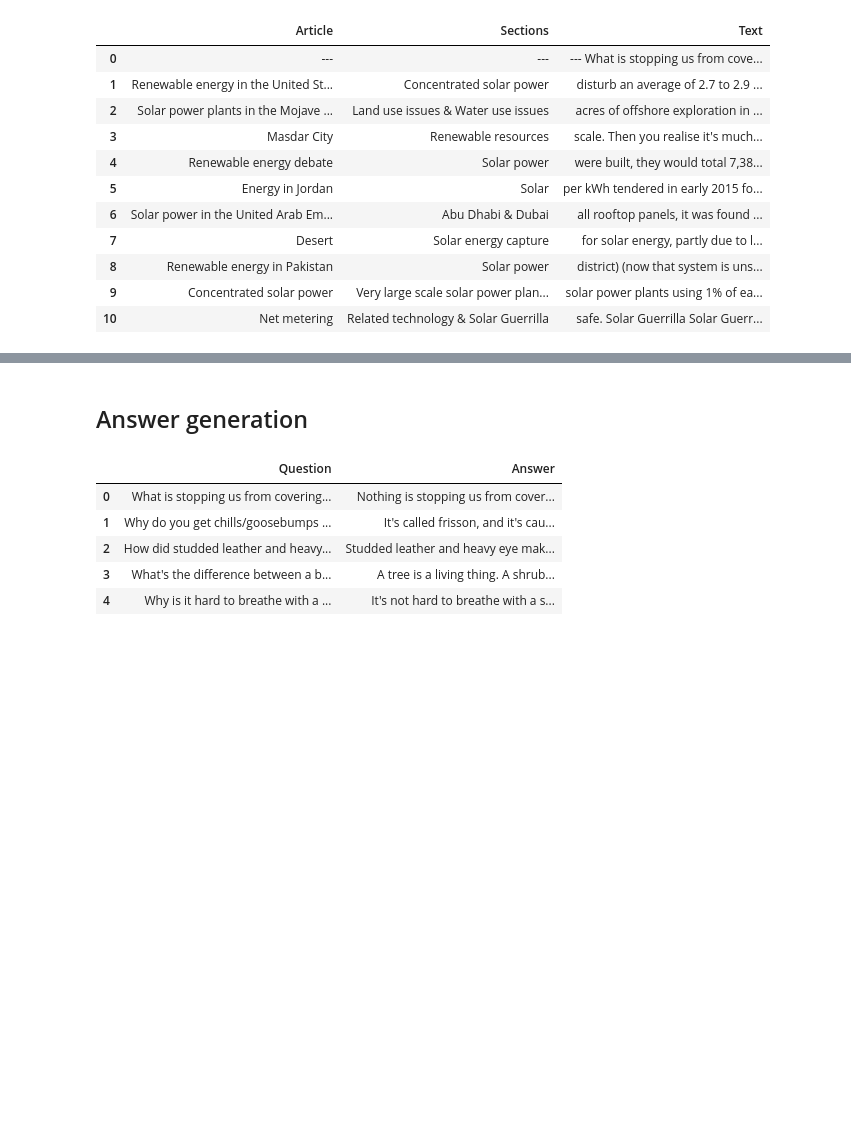
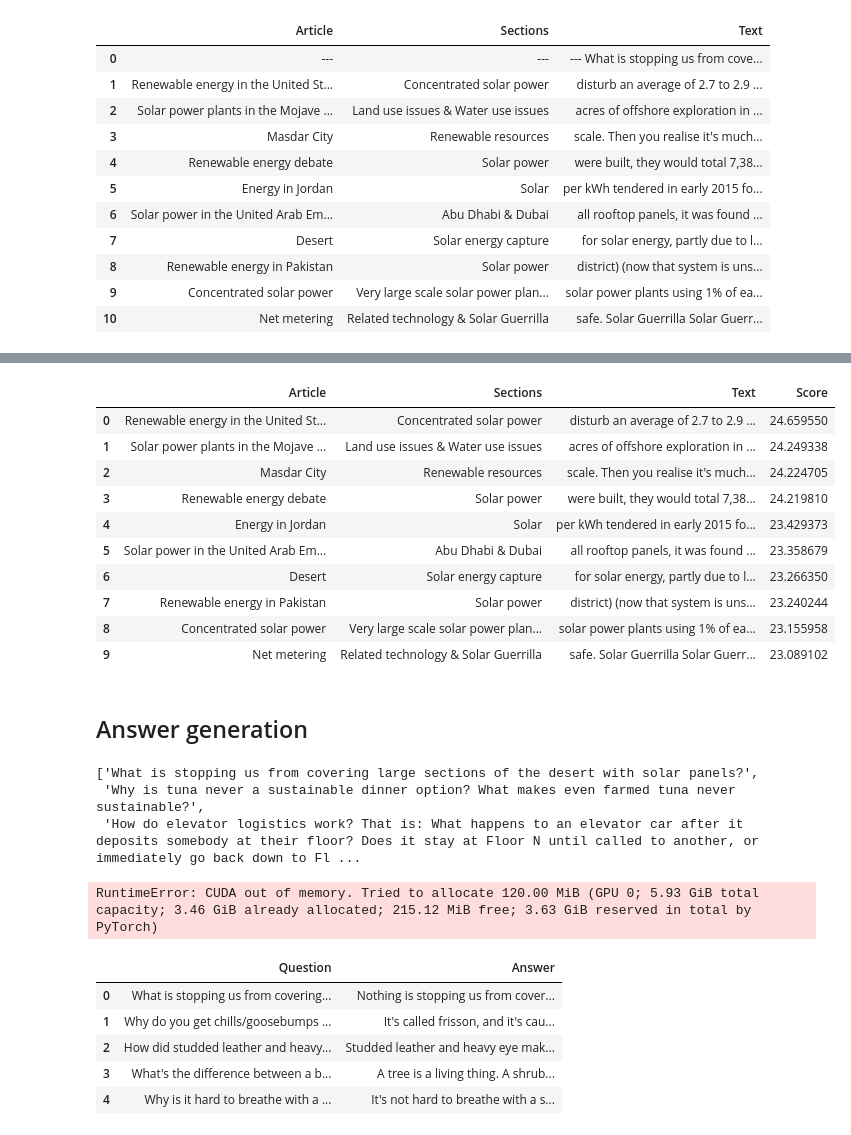
Before and after one commit to LeoVS09/asqa, a Jupyter notebook: model/Demo_QA.ipynb, the cells around one changed output, grey strips where cells are left out. Cells and saved outputs as stored; diff of their text form; code cells hidden in the pictures; blank space fills up the shorter version.

Commit message:
add answer service

```diff
--- a/model/Demo_QA.ipynb
+++ b/model/Demo_QA.ipynb
@@ -157,3 +130,29 @@ df.style.set_properties(**{'text-align': 'left'})
+# %%
+
+
+passages = res_passages_lst[0]
+scores = D[0]
+
+
+df = pd.DataFrame({
+    'Article': [p['article_title'] for p in passages],
+    'Sections': [p['section_title'] if p['section_title'].strip() != '' else p['article_title'] for p in passages],
+    'Text': [p['passage_text'] for p in passages],
+    'Score': scores
+})
+df.style.set_properties(**{'text-align': 'left'})
+# %% [output]
+|  | Article | Sections | Text | Score |
+| 0 | Renewable energy in the United St... | Concentrated solar power | disturb an average of 2.7 to 2.9 ... | 24.659550 |
+| 1 | Solar power plants in the Mojave ... | Land use issues & Water use issues | acres of offshore exploration in ... | 24.249338 |
+| 2 | Masdar City | Renewable resources | scale. Then you realise it's much... | 24.224705 |
+| 3 | Renewable energy debate | Solar power | were built, they would total 7,38... | 24.219810 |
+| 4 | Energy in Jordan | Solar | per kWh tendered in early 2015 fo... | 23.429373 |
+| 5 | Solar power in the United Arab Em... | Abu Dhabi & Dubai | all rooftop panels, it was found ... | 23.358679 |
+| 6 | Desert | Solar energy capture | for solar energy, partly due to l... | 23.266350 |
+| 7 | Renewable energy in Pakistan | Solar power | district) (now that system is uns... | 23.240244 |
+| 8 | Concentrated solar power | Very large scale solar power plan... | solar power plants using 1% of ea... | 23.155958 |
+| 9 | Net metering | Related technology & Solar Guerrilla | safe. Solar Guerrilla Solar Guerr... | 23.089102 |
 # %% [markdown]
 ## Answer generation
 # %%
@@ -183,3 +206,16 @@ def answer_on(question):
+# %%
+eli5['test_eli5'][12342:12345]['title']
+# %% [output]
+['What is stopping us from covering large sections of the desert with solar panels?',
+ 'Why is tuna never a sustainable dinner option? What makes even farmed tuna never sustainable?',
+ 'How do elevator logistics work? That is: What happens to an elevator car after it deposits somebody at their floor? Does it stay at Floor N until called to another, or immediately go back down to Fl ...
+# %%
+questions = eli5['test_eli5'][12342:12345]['title']
+answer = answer_on(questions)
+print(question)
+print(len(answer), answer[0])
+# %% [output]
+RuntimeError: CUDA out of memory. Tried to allocate 120.00 MiB (GPU 0; 5.93 GiB total capacity; 3.46 GiB already allocated; 215.12 MiB free; 3.63 GiB reserved in total by PyTorch)
 # %%
 questions = []
 answers = []
```
Also changed, not shown: parts of 7 cells of this notebook, 29 other files.
